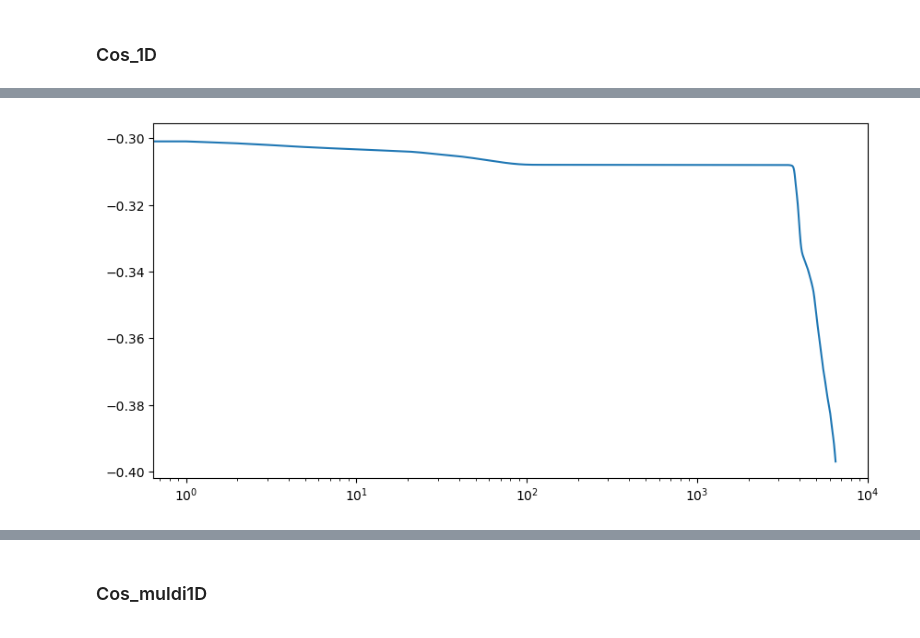
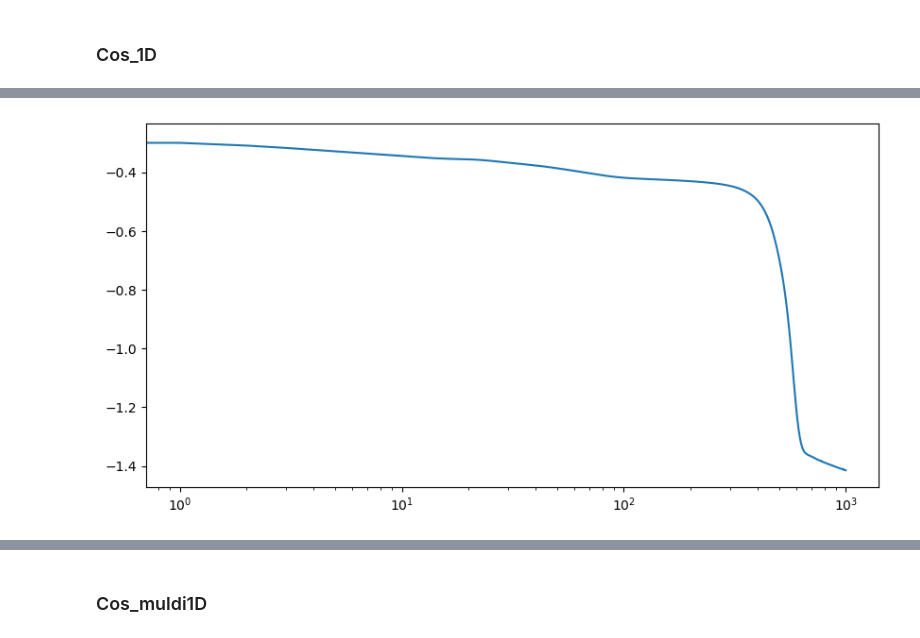
Before and after one commit to guglielmopacifico/DeepLearning, a Jupyter notebook: Task_B/test.ipynb, the cells around one changed output, grey strips where cells are left out. Cells and saved outputs as stored; diff of their text form; code cells hidden in the pictures.

```diff
--- a/Task_B/test.ipynb
+++ b/Task_B/test.ipynb
@@ -27,7 +28,12 @@ plt.legend()
 # %%
-num_points = 200*15
-n_epochs = 6500
+num_points = 200
+n_epochs = 1000
 optimizer_ADAM = optim.Adam(model.parameters(),
                             lr=float(0.001))
 history = model.fit(num_points, optimizer_ADAM, n_epochs, verbose=False)
+
+# Plot the loss
+fig = plt.figure(figsize=(10, 5))
+plt.plot(range(n_epochs),np.log10(history), label='Loss')
+plt.xscale('log')
 # %% [output]
@@ -51,10 +41,4 @@ Epoch :  6430    Loss:  0.403
+[figure, added]
-# %%
-fig = plt.figure(figsize=(10, 5))
-plt.plot(range(n_epochs),np.log10(history), label='Loss')
-# set log scale
-plt.xscale('log')
-# %% [output]
-[figure, removed]
 # %%
 model.eval()
 # u_approx = model(x_test)
```
Also changed, not shown: parts of 12 cells of this notebook, 1 other file.
